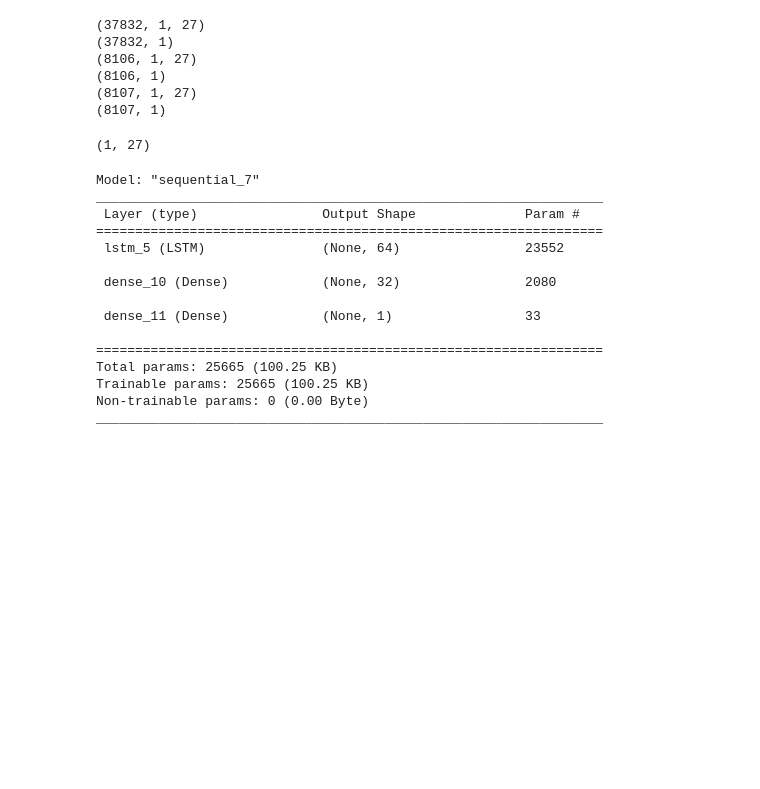
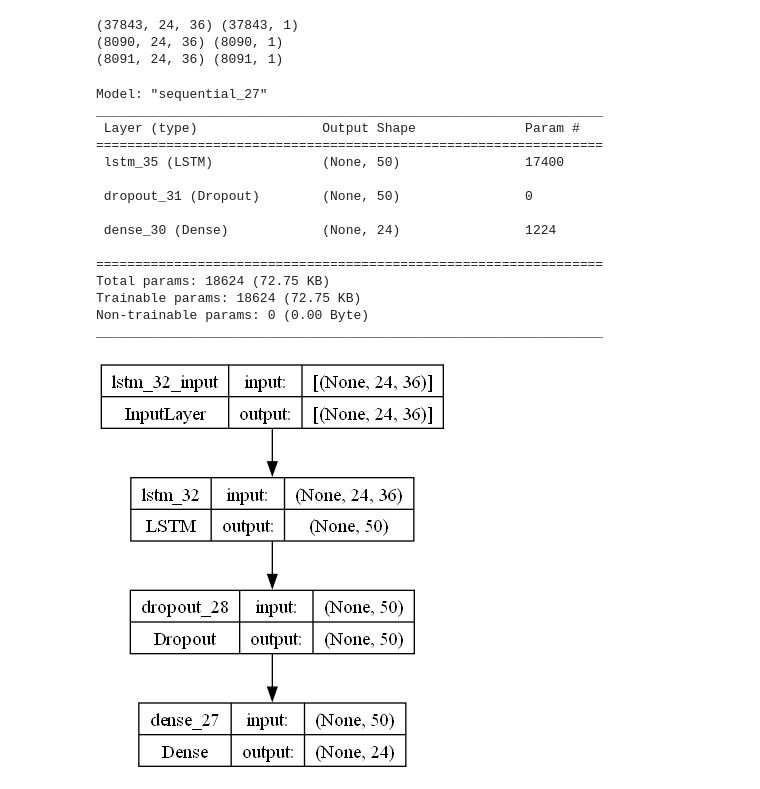
Before and after one commit to dasooni/Seq2seq-Time-series-forecasting, a Jupyter notebook: keras.ipynb, the cells around one changed output. Cells and saved outputs as stored; diff of their text form; code cells hidden in the pictures; blank space fills up the shorter version.

```diff
--- a/keras.ipynb
+++ b/keras.ipynb
@@ -85,15 +126,11 @@ test_split = len(dataset)
 # %%
-from sklearn.preprocessing import MinMaxScaler
 
-past = 1
+past = 24
 future = 0
 step = 1
 
 features = dataset.drop('spotPrice', axis=1)
 target = dataset['spotPrice'].values.reshape(-1, 1)
-
-featureScaler = MinMaxScaler(feature_range=(-1, 1))
-targetScaler = MinMaxScaler(feature_range=(-1, 1))
 
 x_train = featureScaler.fit_transform(features.values[:train_split])
 y_train = targetScaler.fit_transform(target[:train_split])
@@ -104,20 +141,20 @@ y_val = targetScaler.transform(target[train_split:validation_split])
 x_test = featureScaler.transform(features.values[validation_split:test_split])
 y_test = targetScaler.transform(target[validation_split:test_split])
 
-x_train, y_train = multivariate_data(features.values, target, 0,
+x_train, y_train = multivariate_data(featureScaler.fit_transform(features.values), targetScaler.fit_transform(target), 0,
                                      train_split, past, future, step, single_step=True)
-x_val, y_val = multivariate_data(features.values, target, train_split, validation_split,
+x_val, y_val = multivariate_data(featureScaler.fit_transform(features.values), targetScaler.fit_transform(target), train_split, validation_split,
                                  past, future, step, single_step=True)
-x_test, y_test = multivariate_data(features.values, target, validation_split, test_split,
+x_test, y_test = multivariate_data(featureScaler.fit_transform(features.values), targetScaler.fit_transform(target), validation_split, test_split,
                                    past, future, step, single_step=True)
+
+
+# x_train = x_train.reshape(x_train.shape[0], 1, x_train.shape[1])
+# x_val = x_val.reshape(x_val.shape[0], 1, x_val.shape[1])
+# x_test = x_test.reshape(x_test.shape[0], 1, x_test.shape[1])
+
+# print(x_train.shape, y_train.shape, x_val.shape, y_val.shape, x_test.shape, y_test.shape)
 # %% [output]
-(37832, 1, 27)
-(37832, 1)
-(8106, 1, 27)
-(8106, 1)
-(8107, 1, 27)
-(8107, 1)
+(37843, 24, 36) (37843, 1)
+(8090, 24, 36) (8090, 1)
+(8091, 24, 36) (8091, 1)
-# %%
-x_train.shape[-2:]
-# %% [output]
-(1, 27)
@@ -124,32 +163,36 @@ x_train.shape[-2:]
 # %%
-import tensorflow as tf
 import keras
 
 model = keras.models.Sequential()
 
-model.add(keras.layers.LSTM(64, input_shape=x_train.shape[-2:]))
-model.add(keras.layers.Dense(32, activation='relu'))
-model.add(keras.layers.Dense(1))
 
-model.compile(optimizer=keras.optimizers.Adam(learning_rate=0.001), loss='mse', metrics=['mae'])
+model.add(keras.layers.LSTM(50, input_shape=(x_train.shape[1], x_train.shape[2]), return_sequences=False, activation='relu'))
+model.add(keras.layers.Dropout(0.1))
 
+model.add(keras.layers.Dense(24))
+
+model.compile(optimizer=keras.optimizers.Adam(learning_rate=0.001, amsgrad=True), loss='mse', metrics='mae')
 model.summary()
 # %% [output]
-Model: "sequential_7"
+Model: "sequential_27"
 _________________________________________________________________
  Layer (type)                Output Shape              Param #
 =================================================================
- lstm_5 (LSTM)               (None, 64)                23552
+ lstm_35 (LSTM)              (None, 50)                17400
 
- dense_10 (Dense)            (None, 32)                2080
+ dropout_31 (Dropout)        (None, 50)                0
 
- dense_11 (Dense)            (None, 1)                 33
+ dense_30 (Dense)            (None, 24)                1224
 
 =================================================================
-Total params: 25665 (100.25 KB)
-Trainable params: 25665 (100.25 KB)
+Total params: 18624 (72.75 KB)
+Trainable params: 18624 (72.75 KB)
 Non-trainable params: 0 (0.00 Byte)
 _________________________________________________________________
+# %%
+keras.utils.plot_model(model, show_shapes=True, show_layer_names=True)
+# %% [output]
+[figure, added]
 # %%
 callback = keras.callbacks.EarlyStopping(monitor='val_loss', min_delta=0, patience=5)
 
```
Also changed, not shown: parts of 9 cells of this notebook, 4 other files.
